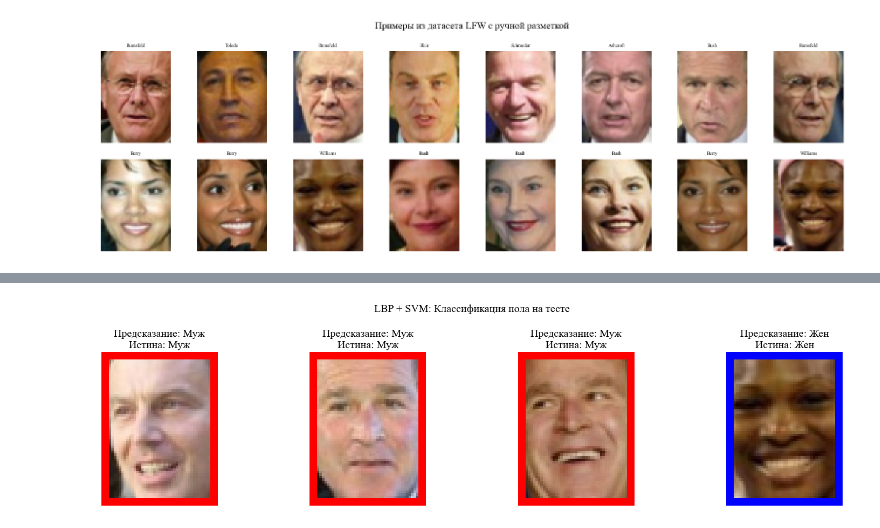
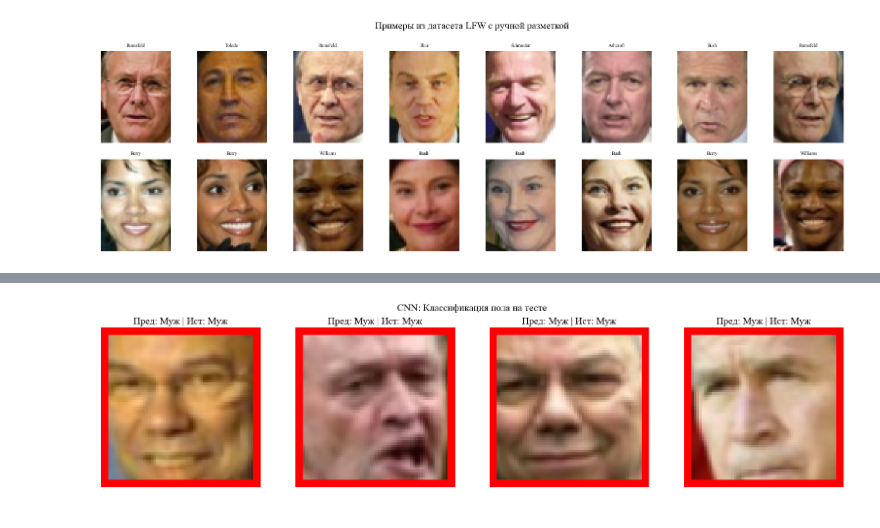
Before and after one commit to Mister1-cat/CV, a Jupyter notebook: 4.ipynb, the cells around one changed output, grey strips where cells are left out. Cells and saved outputs as stored; diff of their text form; code cells hidden in the pictures.

```diff
--- a/4.ipynb
+++ b/4.ipynb
@@ -361,8 +517,26 @@ print(f'Размер окна детектора {WIN_H}×{WIN_W} пикселе
 # %%
-y_pred_det = detector_pipe.predict(X_te)
-cm_det = confusion_matrix(y_te, y_pred_det, labels=[-1, 1])
-y_pred_gen = gender_pipe.predict(X_te_g)
-cm_gen = confusion_matrix(y_te_g, y_pred_gen, labels=[0, 1])
+from sklearn.metrics import precision_recall_curve
+
+probs_det = model_det.predict(X_te_det).flatten()
+
+prec, rec, thresholds = precision_recall_curve(y_te_det, probs_det)
+f1_scores = 2 * (prec * rec) / (prec + rec + 1e-7)
+best_thresh = thresholds[np.argmax(f1_scores)]
+print(f"✅ Оптимальный порог для детектора: {best_thresh:.3f}")
+
+y_pred_det = (probs_det > best_thresh).astype(int)
+y_true_det = y_te_det
+
+cm_det = confusion_matrix(y_true_det, y_pred_det, labels=[0, 1])
+print("Детектор (CNN):")
+print(classification_report(y_true_det, y_pred_det, target_names=['не-лицо', 'лицо']))
+print("Детектор (CNN):")
+print(classification_report(y_true_det, y_pred_det, target_names=['не-лицо', 'лицо']))
+
+y_pred_gen = np.argmax(model_gen.predict(X_te_gen), axis=1)
+cm_gen = confusion_matrix(y_te_gen, y_pred_gen, labels=[0, 1])
+print("Пол (CNN):")
+print(classification_report(y_te_gen, y_pred_gen, target_names=['мужчина', 'женщина']))
 
 f, axes = plt.subplots(1, 2, figsize=(12, 5))
 for ax, cm, title, labels in [
@@ -370,31 +544,50 @@ for ax, cm, title, labels in [
     (axes[1], cm_gen, 'Классификатор пола', ['мужчина', 'женщина'])
 ]:
     ax.imshow(cm, interpolation='nearest', cmap='Blues')
-    ax.set_title(title); ax.set_xticks([0, 1]); ax.set_xticklabels(labels)
+    ax.set_title(title)
+    ax.set_xticks([0, 1]); ax.set_xticklabels(labels)
     ax.set_yticks([0, 1]); ax.set_yticklabels(labels)
     ax.set_ylabel('Истина'); ax.set_xlabel('Предсказание')
     for i in range(2):
         for j in range(2):
             ax.text(j, i, str(cm[i, j]), ha='center', va='center',
                     color='white' if cm[i, j] > cm.max()/2 else 'black', fontsize=14)
-plt.tight_layout(); plt.show()
+plt.tight_layout()
+plt.show()
 
-print(f'Точность детектора:           {accuracy_score(y_te, y_pred_det):.3f}')
-print(f'Точность классификатора пола: {accuracy_score(y_te_g, y_pred_gen):.3f}')
+print(f'Точность детектора (CNN):           {accuracy_score(y_true_det, y_pred_det):.3f}')
+print(f'Точность классификатора пола (CNN): {accuracy_score(y_te_gen, y_pred_gen):.3f}')
 
-test_imgs_idx = np.random.choice(len(X_te_g), 4, replace=False)
+#np.random.seed(123)
+n_lfw = len(y_lfw_original)
+test_imgs_idx = np.random.choice(n_lfw, 4, replace=False)
+
 f, axes = plt.subplots(1, 4, figsize=(16, 4))
 for i, idx in enumerate(test_imgs_idx):
-    orig_idx = valid_indices[idx]
-    img = (lfw.images[orig_idx] * 255).astype(np.uint8)
-    pred = gender_pipe.predict(X_faces[idx].reshape(1, -1))[0]
-    true = y_gender[idx]
-    color = [255, 0, 0] if pred == 0 else [0, 0, 255]
-    img_vis = img.copy()
-    img_vis[:3, :] = img_vis[-3:, :] = img_vis[:, :3] = img_vis[:, -3:] = color
-    axes[i].imshow(img_vis)
-    axes[i].set_title(f'Предсказание: {"Муж" if pred==0 else "Жен"}\nИстина: {"Муж" if true==0 else "Жен"}')
+    img = X_lfw_original[idx].copy()
+    true = y_lfw_original[idx]
+
+    img_batch = np.expand_dims(img, axis=0)
+    probs = model_gen.predict(img_batch, verbose=0)[0]
+    pred = np.argmax(probs)
+
+    vmin, vmax = img.min(), img.max()
+    if vmax - vmin > 1e-6:
+        img_disp = (img - vmin) / (vmax - vmin)
+    else:
+        img_disp = img
+
+    color = [1.0, 0.0, 0.0] if pred == 0 else [0.0, 0.0, 1.0]
+    img_disp[:3, :, :] = color
+    img_disp[-3:, :, :] = color
+    img_disp[:, :3, :] = color
+    img_disp[:, -3:, :] = color
+
+    axes[i].imshow(img_disp)
+    axes[i].set_title(f'Пред: {"Муж" if pred==0 else "Жен"} | Ист: {"Муж" if true==0 else "Жен"}')
     axes[i].axis('off')
-plt.suptitle('LBP + SVM: Классификация пола на тесте')
-plt.tight_layout(); plt.show()
+
+plt.suptitle('CNN: Классификация пола на тесте')
+plt.tight_layout()
+plt.show()
 # %% [output]
@@ -404 +614 @@ plt.tight_layout(); plt.show()
-[figure, old version]
+[figure, new version]
```
Also changed, not shown: parts of 10 cells of this notebook, 3 other files.
